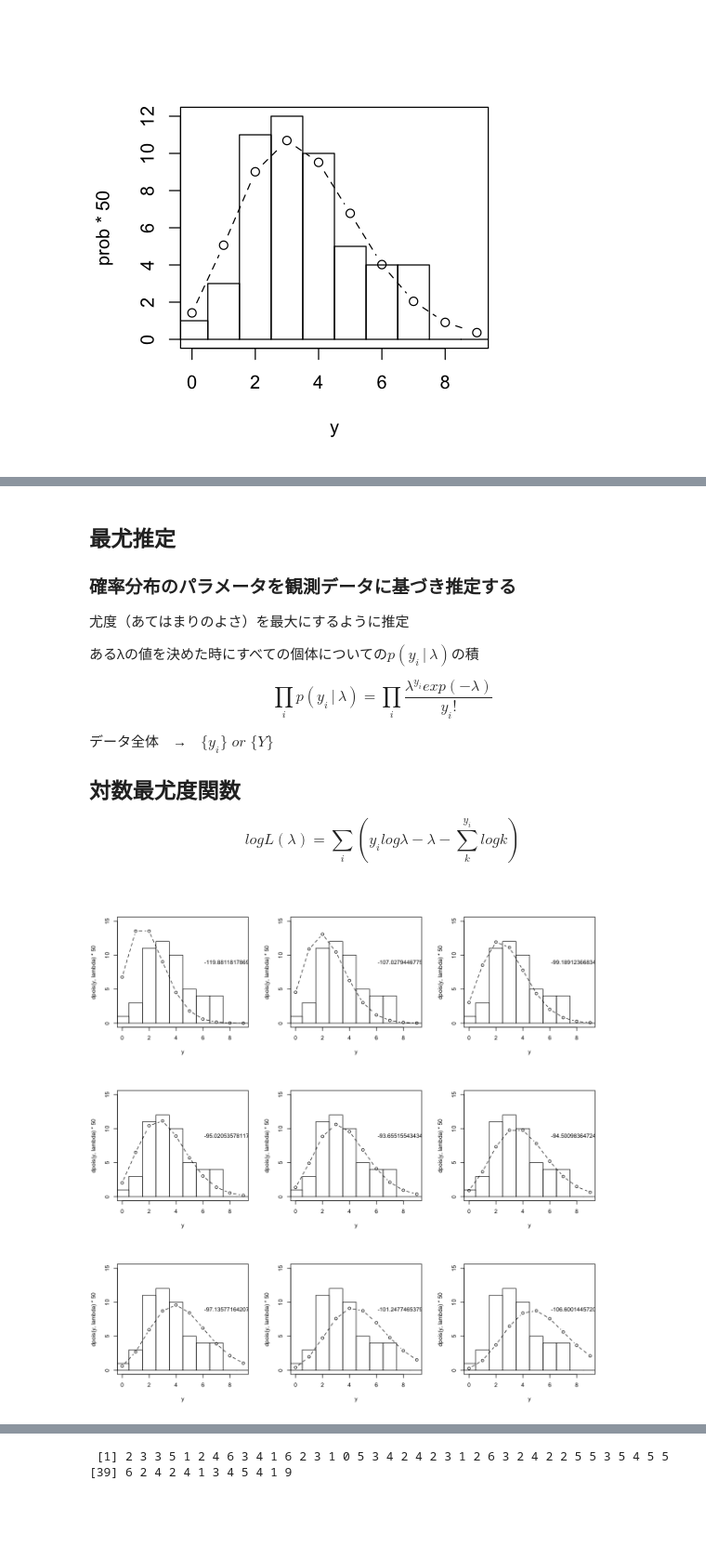
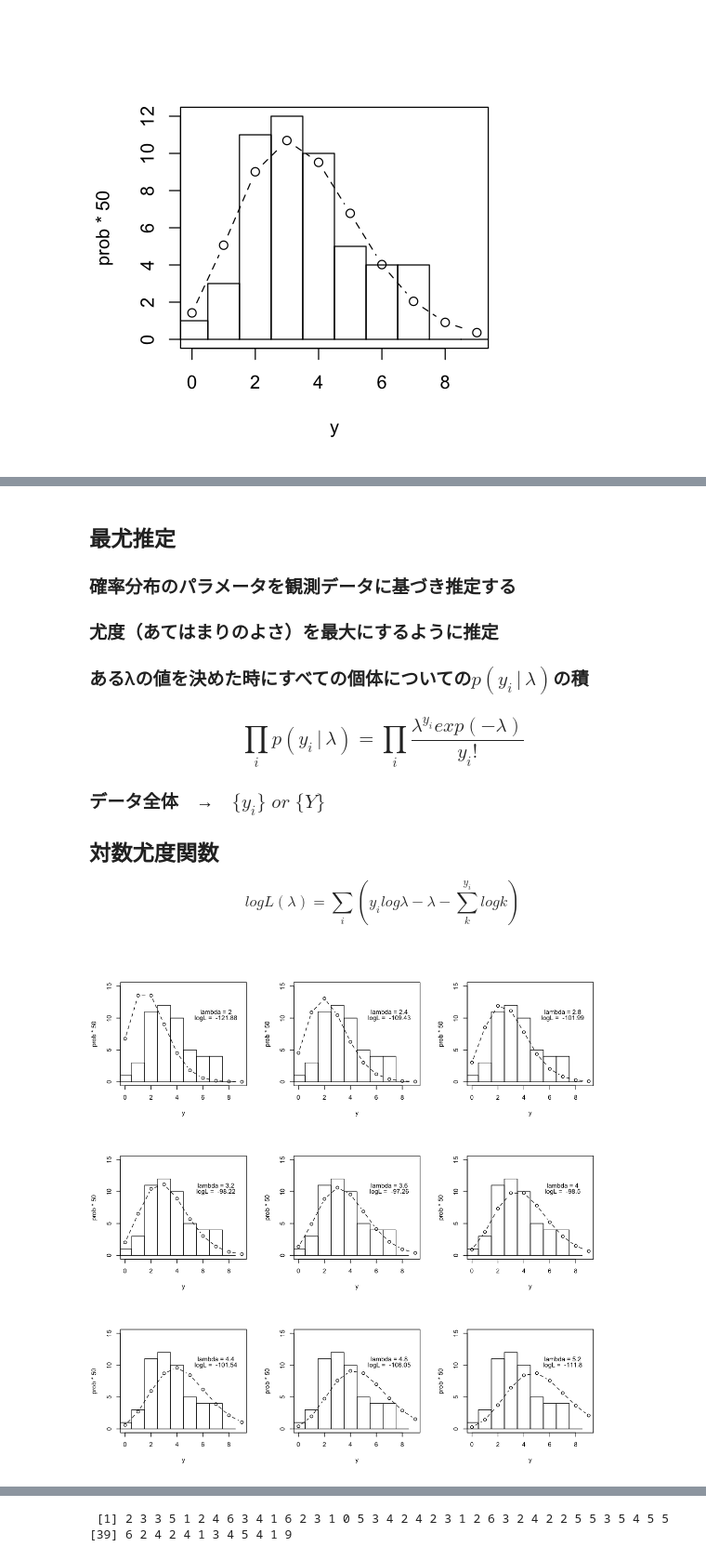
Before and after one commit to Rio-Sh/sub_stat_model_h29, a Jupyter notebook: データ解析統計モデリング.ipynb, the cells around one changed output, grey strips where cells are left out. Shown at 93% size. Saved outputs shown, nothing was run; the diff lists cells and outputs as text; code cells hidden in the pictures; blank space fills up the shorter version.

```diff
--- a/データ解析統計モデリング.ipynb
+++ b/データ解析統計モデリング.ipynb
@@ -82,37 +99,32 @@ hist(data, breaks = seq(-0.5, 9.5, 1), add=T)
 ## 最尤推定
 ### 確率分布のパラメータを観測データに基づき推定する
 
-尤度（あてはまりのよさ）を最大にするように推定
+### 尤度（あてはまりのよさ）を最大にするように推定
 
-あるλの値を決めた時にすべての個体についての$p(y_i\,|\, \lambda)$の積
+### あるλの値を決めた時にすべての個体についての$p(y_i\,|\, \lambda)$の積
 
-$$\prod_ip(y_i\,|\,\lambda)=\prod_i\frac{\lambda^{y_i}exp(-\lambda)}{y_i!}$$
+### $$\prod_ip(y_i\,|\,\lambda)=\prod_i\frac{\lambda^{y_i}exp(-\lambda)}{y_i!}$$
 
-データ全体　→　$\{y_i\}\; or\; \{Y\}$
+### データ全体　→　$\{y_i\}\; or\; \{Y\}$
 
-## 対数最尤度関数
+## 対数尤度関数
 $$logL(\lambda) = \sum_i(y_ilog\lambda-\lambda-\sum_k^{y_i}logk)$$
 # %%
+options(repr.plot.width=9, repr.plot.height=9)
 par(mfrow=c(3,3))
-options(repr.plot.width=10, repr.plot.height=10)
 
-#log likelihood functon
-llf <- function(y,lambda){
-        y*log(lambda)-lambda-sum(log(1:y))
-        }
-
-
-
-for (i in 1:9){
-    lambda = 1.6 + 0.4*i
-    plot(y, dpois(y, lambda)*50, type = "b", lty=2, ylim =c(0,15))
-    hist(data, breaks = seq(-0.5, 9.5, 1), add=T)
-    adata = sapply(matrix(data),lambda,FUN=llf)
-    adata = ifelse((is.infinite(adata)) , 0, adata)
-    logL = sum(adata)
-    text(8,9,labels=paste(logL))}
+logL <- function(m) sum(dpois(data, m, log=TRUE))
+for (i in 0:8){
+    lambda = 2 + 0.4*i
+    prob <- dpois(y, lambda = lambda)
+    L <- round(logL(lambda),digit=2)
+    plot(y, prob*50, type = "b", lty=2, ylim =c(0,15))
+    hist(data,breaks = seq(-0.5,9,1),add=T)
+    text(7,11,paste('lambda =',lambda))
+    text(7,10,paste('logL = ', L))
+}
 # %% [output]
-[figure, old version]
+[figure, new version]
 # %%
 options(repr.plot.width=4, repr.plot.height=4)
 # %%
```
Also changed, not shown: parts of 8 cells of this notebook.
